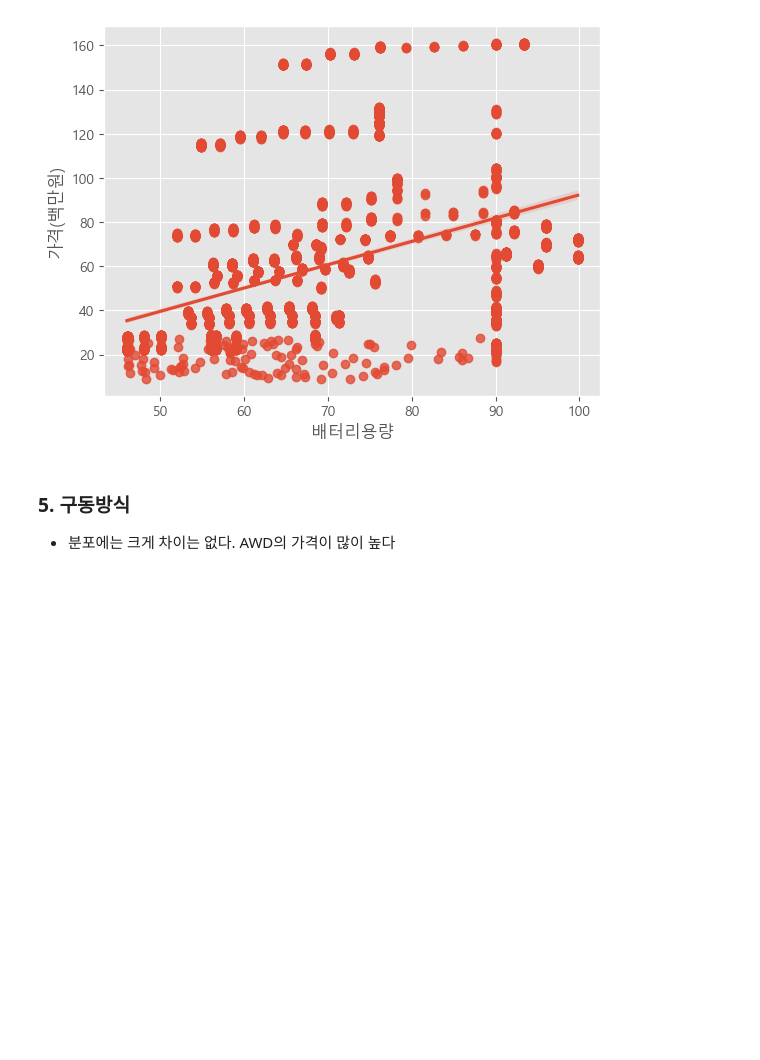
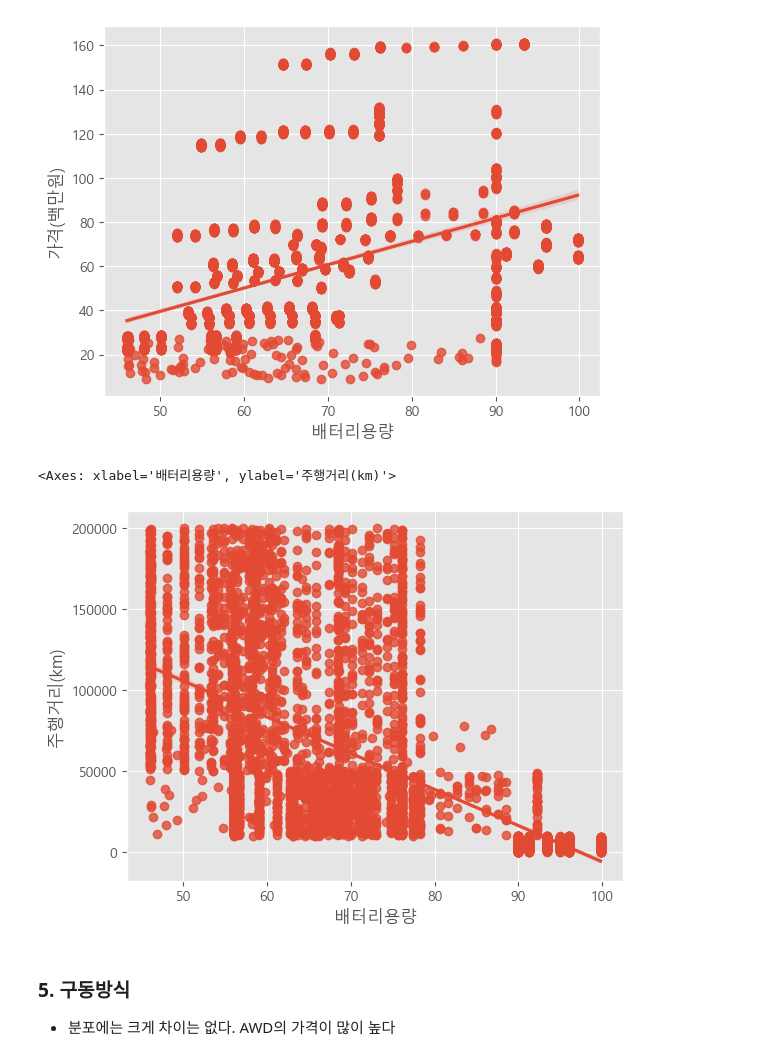
Before and after one commit to han942/vscode, a Jupyter notebook: CarEV.ipynb, the cells around one changed output. Drawn from its saved outputs; the diff is of its cells as text; code cells hidden in the pictures; blank space fills up the shorter version.

```diff
--- a/CarEV.ipynb
+++ b/CarEV.ipynb
@@ -221,6 +222,11 @@ sns.regplot(y=train['가격(백만원)'],x=train['배터리용량'])
 # %% [output]
 <Axes: xlabel='배터리용량', ylabel='가격(백만원)'>
 [figure]
+# %%
+sns.regplot(y=train['주행거리(km)'],x=train['배터리용량'])
+# %% [output]
+<Axes: xlabel='배터리용량', ylabel='주행거리(km)'>
+[figure, added]
 # %% [markdown]
 ### 5. 구동방식
 - 분포에는 크게 차이는 없다. AWD의 가격이 많이 높다
```
Also changed, not shown: parts of 22 cells of this notebook.
